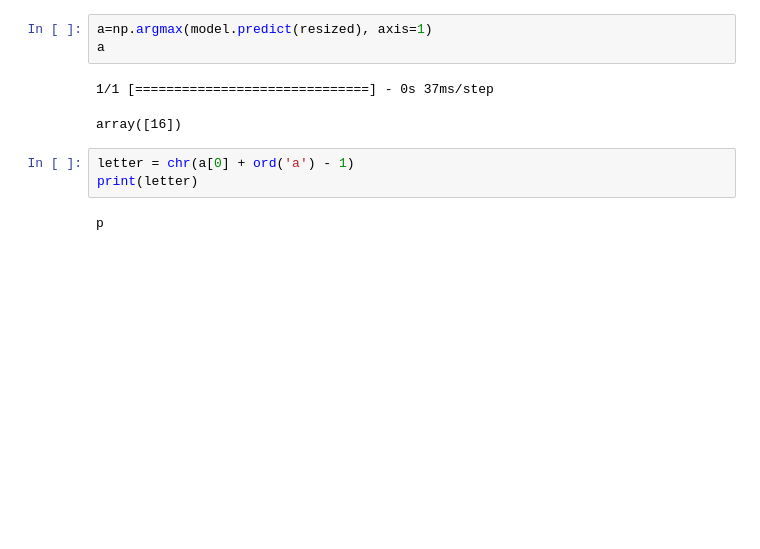
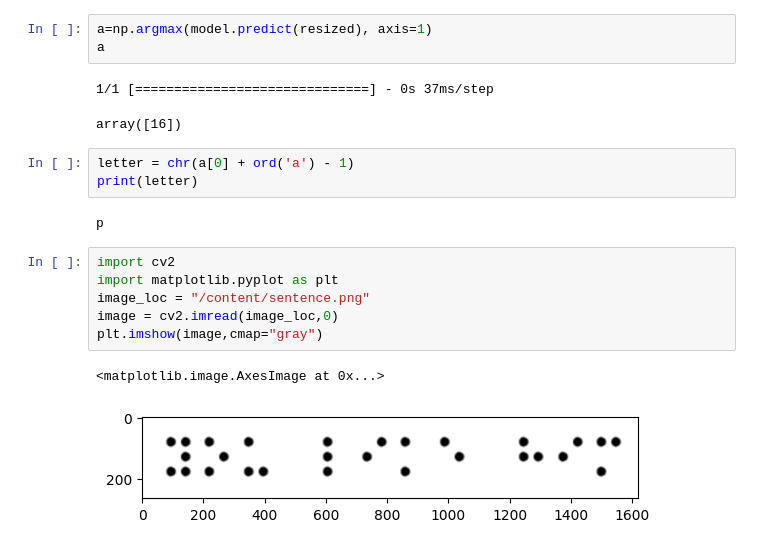
Before and after one commit to Hriday1001/Braille_Character_Recognition, a Jupyter notebook: BrailleOpenCV_character.ipynb, the cells around one changed output. Cells and saved outputs as stored; diff of their text form; blank space fills up the shorter version.

Commit message:
Added sentence recognition support

```diff
--- a/BrailleOpenCV_character.ipynb
+++ b/BrailleOpenCV_character.ipynb
@@ -161,3 +161,12 @@ letter = chr(a[0] + ord('a') - 1)
 print(letter)
 # %% [output]
 p
+# %%
+import cv2
+import matplotlib.pyplot as plt
+image_loc = "/content/sentence.png"
+image = cv2.imread(image_loc,0)
+plt.imshow(image,cmap="gray")
+# %% [output]
+<matplotlib.image.AxesImage at 0x...>
+[figure, added]
```
Also changed, not shown: parts of 19 cells of this notebook.
